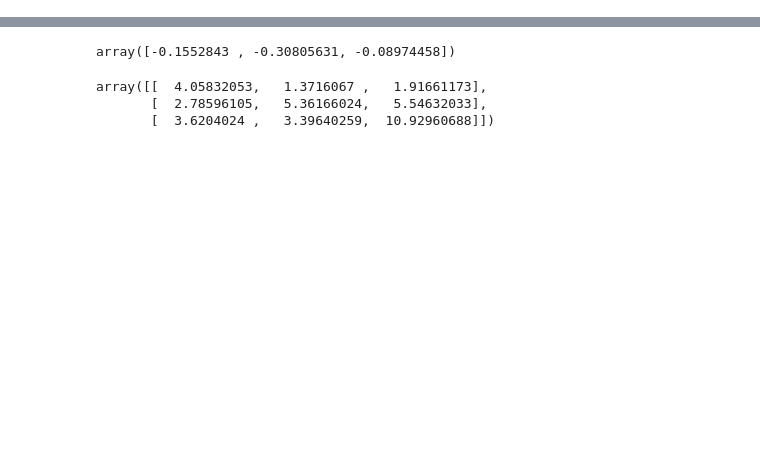
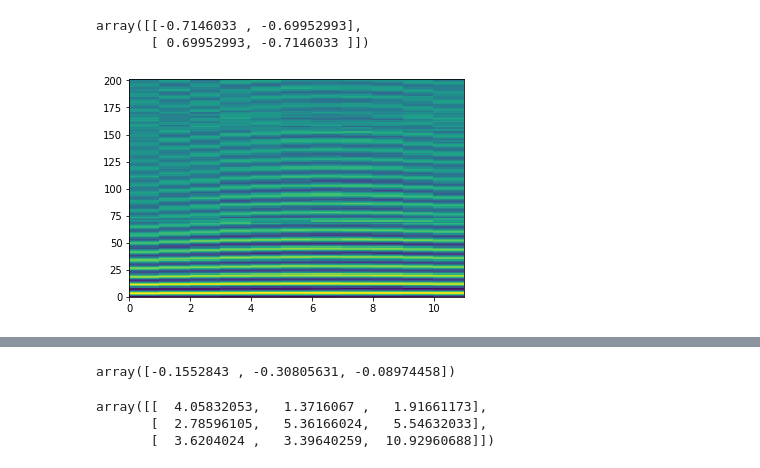
Before and after one commit to ooovector/qsweepy-notebooks, a Jupyter notebook: Untitled2.ipynb, the cells around one changed output, grey strips where cells are left out. Drawn from its saved outputs; the diff is of its cells as text; code cells hidden in the pictures; blank space fills up the shorter version.

```diff
--- a/Untitled2.ipynb
+++ b/Untitled2.ipynb
@@ -229,3 +305,11 @@ D:\data\2018-10-10\07-57-48-Ramsey (target offset -3.00 MHz), excitation channel
+# %%
+plt.figure()
+plt.pcolormesh(np.real(data_average))
+vecs
+# %% [output]
+array([[-0.7146033 , -0.69952993],
+       [ 0.69952993, -0.7146033 ]])
+[figure, added]
 # %%
 plt.close('all')
 # %%
```
Also changed, not shown: parts of 12 cells of this notebook, 26 other files.
